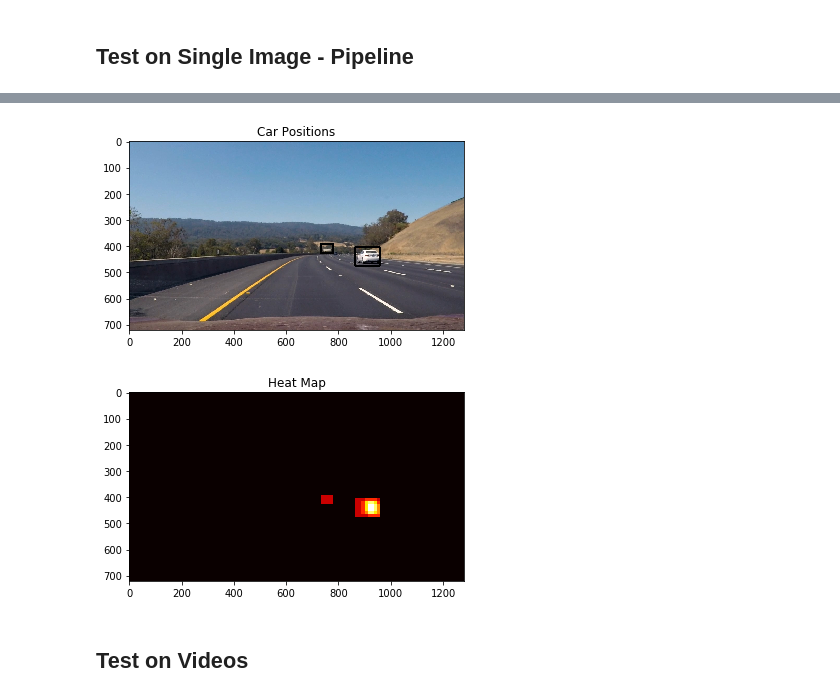
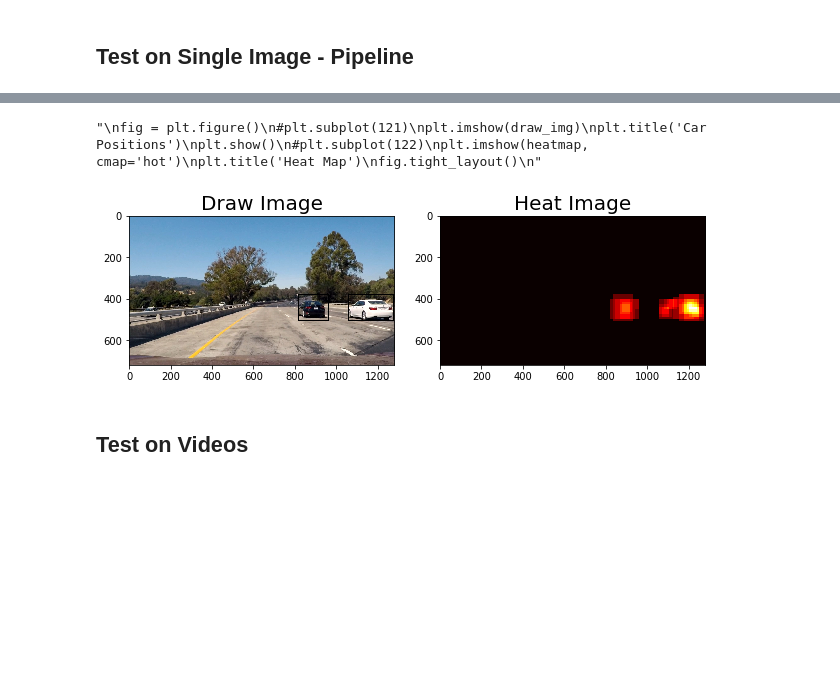
Before and after one commit to pkorivi/CarND-Vehicle-Detection, a Jupyter notebook: car_tracking.ipynb, the cells around one changed output, grey strips where cells are left out. Drawn from its saved outputs; the diff is of its cells as text; code cells hidden in the pictures; blank space fills up the shorter version.

Commit message:
images added and code to display images

```diff
--- a/car_tracking.ipynb
+++ b/car_tracking.ipynb
@@ -435,7 +482,7 @@ def draw_labeled_bboxes(img, labels):
         #print('bbbox:,', bbox)
         # Draw the box on the image
         n_boxes.append(bbox)
-        cv2.rectangle(img,bbox[0], bbox[1], (255,0,0), 6)
+        #cv2.rectangle(img,bbox[0], bbox[1], (255,0,0), 6)
         #print(bbox[0],bbox[1])
         #font = cv2.FONT_HERSHEY_SIMPLEX
         #cv2.putText(img,'{},{},{},{}'.format(bbox[0][0],bbox[0][1],bbox[1][0],bbox[1][1]),
@@ -492,7 +539,7 @@ else:
 
 X_scaler = pickle_parameters_n["X_scaler"]
 #read in an image
-im = mpimg.imread("./test_images/test3.jpg").astype(np.float32)/255
+im = mpimg.imread("./test_images/test1.jpg").astype(np.float32)/255
 car_full_boxes=[]
 for i in range(len(scl)) :
     scale = scl[i]
@@ -501,8 +548,14 @@ for i in range(len(scl)) :
     #final image wih cars
     out_img, car_boxes = find_cars(im, ystart, ystop, scale, svc2, X_scaler, orient, pix_per_cell, cell_per_block, spatial_size, hist_bins,hog_channel)
     car_full_boxes.extend(car_boxes)
-    plt.imshow(out_img)
-    plt.show()
-    print(len(car_boxes))
-print(len(car_full_boxes))
+    #plt.imshow(out_img)
+    #plt.show()
+    #print(len(car_boxes))
+#print(len(car_full_boxes))
+d_img = np.copy(im)
+for box in car_full_boxes:
+    cv2.rectangle(d_img,(box[0][0],box[0][1]), (box[1][0],box[1][1]), (255,0,0), 6)
+
+plt.imshow(d_img)
+plt.show()
 # %% [output]
@@ -518,34 +563,43 @@ print(len(car_full_boxes))
 # %%
 #COmbine all the detections to one per car using the heat functions
 
 o_boxes = None
 # Add heat to each box in box list
 heat = np.zeros_like(out_img[:,:,0]).astype(np.float)
 heat = add_heat(heat,car_full_boxes)
 
 # Apply threshold to help remove false positives
 heat = apply_threshold(heat,1)
 
 # Visualize the heatmap when displaying
 heatmap = np.clip(heat, 0, 255)
 
 # Find final boxes from heatmap using label function
 labels = label(heatmap)
 draw_img = draw_labeled_bboxes(np.copy(im), labels)
 
+f, ax = plt.subplots(1, 2, figsize=(8, 3))
+f.tight_layout()
+ax[0].imshow(draw_img)
+ax[0].set_title('Draw Image', fontsize=20)
+ax[1].imshow(heatmap, cmap='hot')
+ax[1].set_title('Heat Image', fontsize=20)
+plt.subplots_adjust(left=0., right=1, top=0.9, bottom=0.)
 
+"""
 fig = plt.figure()
 #plt.subplot(121)
 plt.imshow(draw_img)
 plt.title('Car Positions')
 plt.show()
 #plt.subplot(122)
 plt.imshow(heatmap, cmap='hot')
 plt.title('Heat Map')
 fig.tight_layout()
+"""
 # %% [output]
+"\nfig = plt.figure()\n#plt.subplot(121)\nplt.imshow(draw_img)\nplt.title('Car Positions')\nplt.show()\n#plt.subplot(122)\nplt.imshow(heatmap, cmap='hot')\nplt.title('Heat Map')\nfig.tight_layout()\n"
-[figure, old version]
+[figure, new version]
-[figure, removed]
 # %% [markdown]
 ## Test on Videos
 # %%
```
Also changed, not shown: parts of 3 cells of this notebook, 18 other files.
